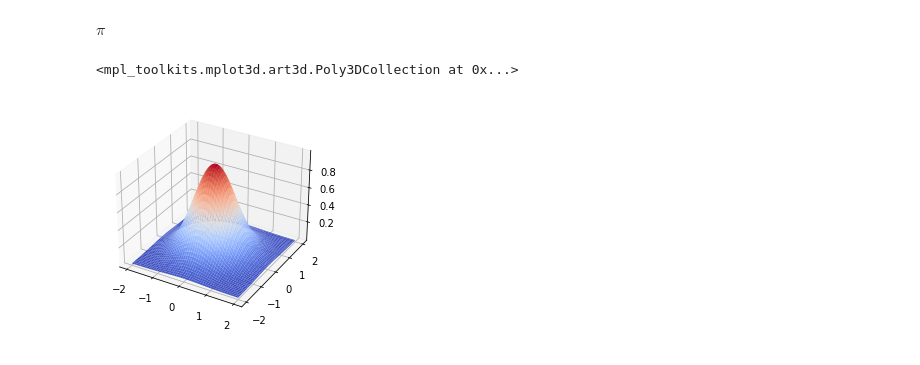
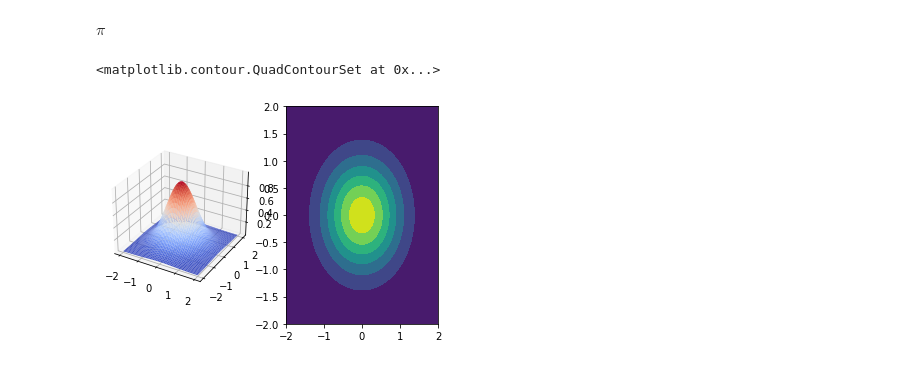
Before and after one commit to NicolasNCB/MetodosComputacionales20231, a Jupyter notebook: Week4/Sympy.ipynb, the cells around one changed output. Cells and saved outputs as stored; diff of their text form; code cells hidden in the pictures.

```diff
--- a/Week4/Sympy.ipynb
+++ b/Week4/Sympy.ipynb
@@ -52,10 +52,11 @@ Z = Grid(X,Y)
 # %%
 fig = plt.figure()
 ax = fig.add_subplot(121,projection='3d')
-ax1 = fig.add_subplot(121)
+ax1 = fig.add_subplot(122)
 
 
 ax.plot_surface(X,Y,Z,cmap='coolwarm')
+ax1.contourf(X,Y,Z)
 # %% [output]
-<mpl_toolkits.mplot3d.art3d.Poly3DCollection at 0x...>
+<matplotlib.contour.QuadContourSet at 0x...>
-[figure, old version]
+[figure, new version]
```
